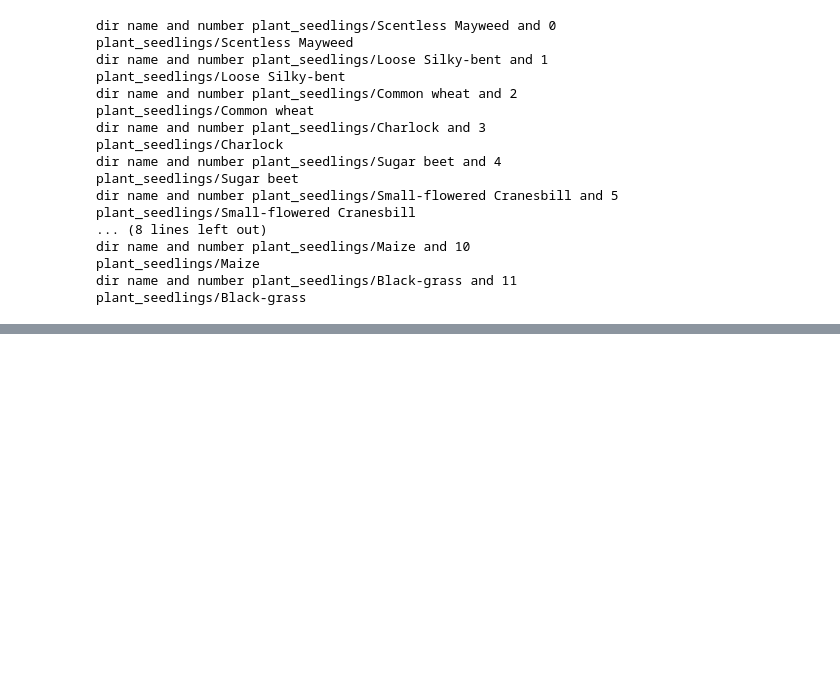
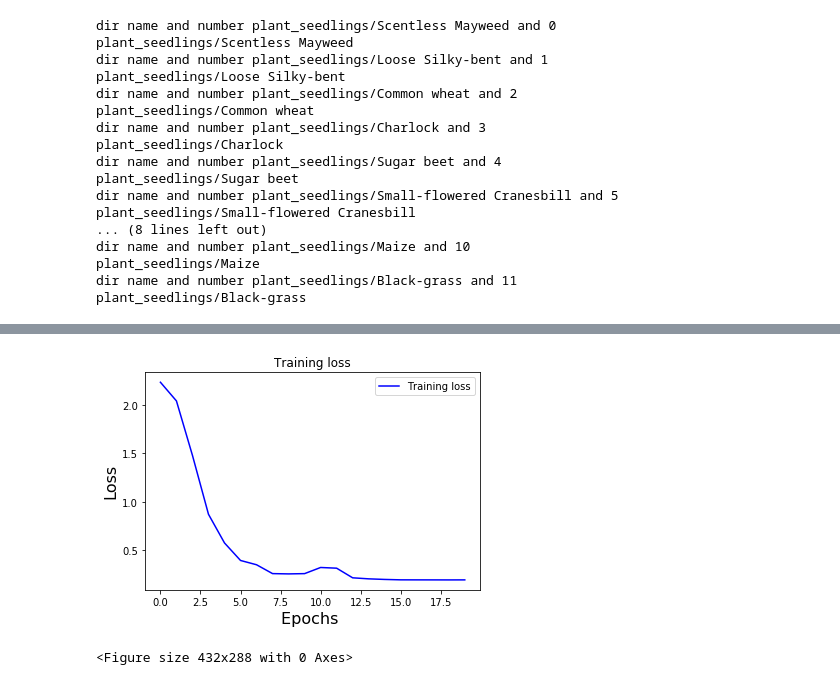
Before and after one commit to Juhi-Purswani/Tensorflow_Multiclass_Image_Classification, a Jupyter notebook: CNN_model.ipynb, the cells around one changed output, grey strips where cells are left out. Saved outputs shown, nothing was run; the diff lists cells and outputs as text; code cells hidden in the pictures; blank space fills up the shorter version.

```diff
--- a/CNN_model.ipynb
+++ b/CNN_model.ipynb
@@ -28,5 +29,5 @@ Using TensorFlow backend.
 # %%
-IMG_SIZE = 48
+IMG_SIZE = 224
 CHANNELS = 3
 TRAIN_DIR = 'plant_seedlings'
 #TEST_DIR = ''
@@ -101,7 +102,7 @@ conv1 = tf.layers.conv2d(inputs=x,filters=64,kernel_size=[3,3],padding="same",ac
 pool1 = tf.layers.max_pooling2d(inputs=conv1,pool_size=[2,2],strides=2)
 conv2 = tf.layers.conv2d(inputs=pool1,filters=32,kernel_size=[3,3],padding="same",activation=tf.nn.relu)
 pool2 = tf.layers.max_pooling2d(inputs=conv2,pool_size=[2,2],strides=2)
-pool3_flat = tf.reshape(pool2,[-1,12*12*32])
+pool3_flat = tf.reshape(pool2,[-1,56*56*32])
 dense1 = tf.layers.dense(inputs=pool3_flat,units=1000,activation=tf.nn.relu)
 dense2 = tf.layers.dense(inputs=dense1,units=100,activation=tf.nn.relu)
 out = tf.layers.dense(inputs=dense2,units=12,activation=tf.nn.relu)
@@ -180,0 +172,11 @@ the  19 th iteration with loss:  0.82054555  and accuracy:  0.6956522
+# %%
+plt.plot(range(len(train_loss)), train_loss, 'b', label='Training loss')
+plt.title('Training loss')
+plt.xlabel('Epochs ',fontsize=16)
+plt.ylabel('Loss',fontsize=16)
+plt.legend()
+plt.figure()
+plt.show()
+# %% [output]
+[figure, added]
+<Figure size 432x288 with 0 Axes>
```
Also changed, not shown: parts of 6 cells of this notebook.
